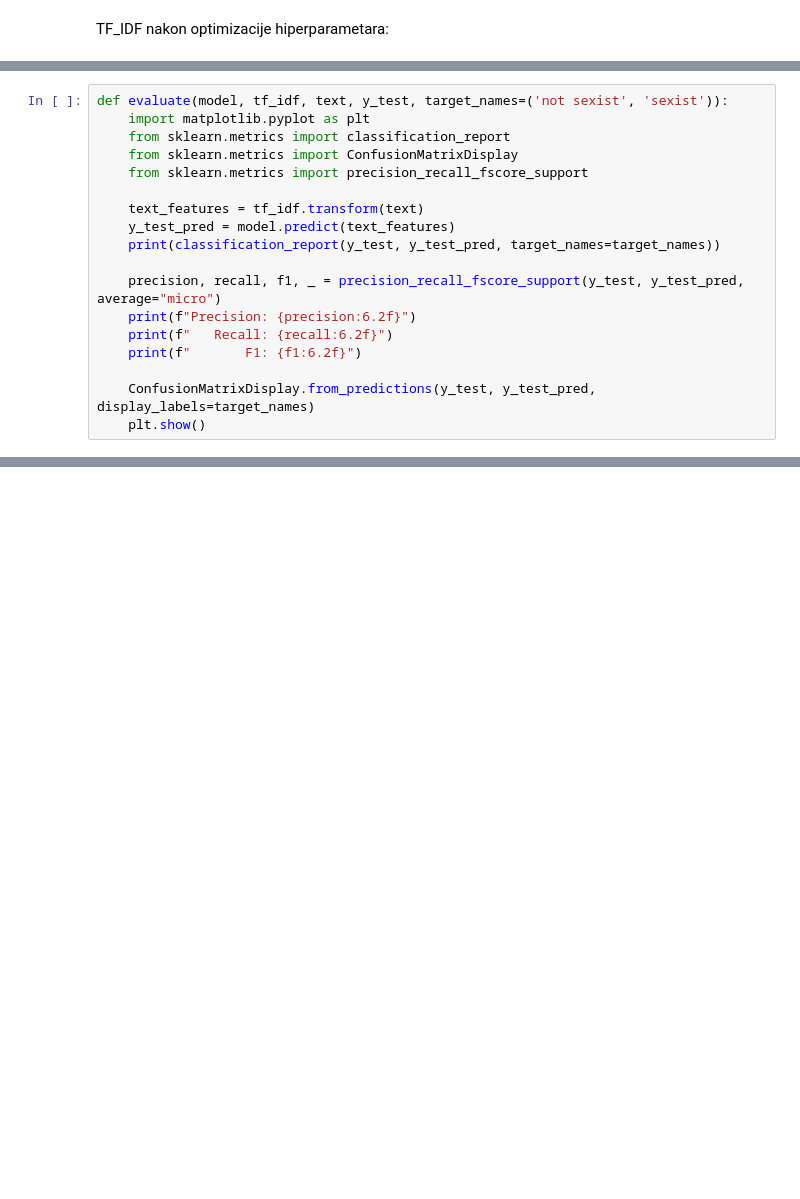
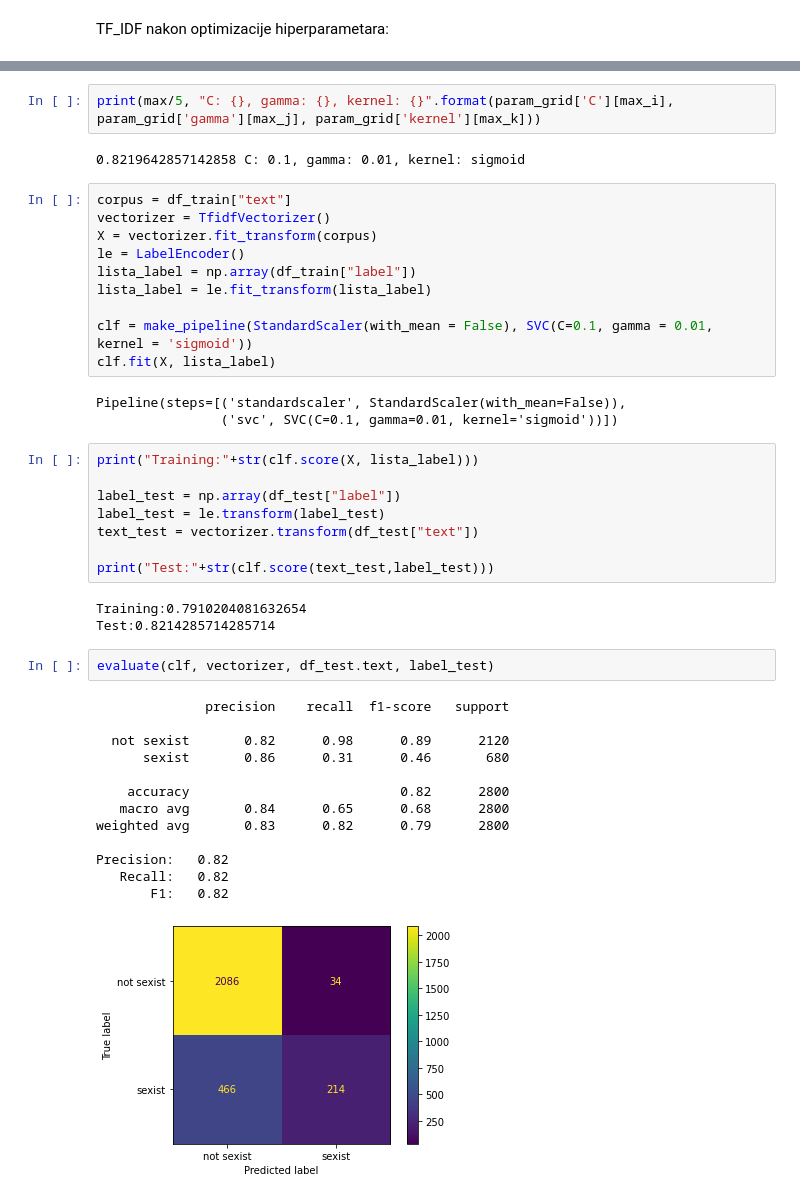
Before and after one commit to antoniolukic/binary-detection-of-sexism, a Jupyter notebook: SVM.ipynb, the cells around one changed output, grey strips where cells are left out. Saved outputs shown, nothing was run; the diff lists cells and outputs as text; blank space fills up the shorter version.

Commit message:
add tfidf grid search

```diff
--- a/SVM.ipynb
+++ b/SVM.ipynb
@@ -667,18 +461,0 @@ Training:0.7491836734693877
-# %%
-def evaluate(model, tf_idf, text, y_test, target_names=('not sexist', 'sexist')):
-    import matplotlib.pyplot as plt
-    from sklearn.metrics import classification_report
-    from sklearn.metrics import ConfusionMatrixDisplay
-    from sklearn.metrics import precision_recall_fscore_support
-
-    text_features = tf_idf.transform(text)
-    y_test_pred = model.predict(text_features)
-    print(classification_report(y_test, y_test_pred, target_names=target_names))
-
-    precision, recall, f1, _ = precision_recall_fscore_support(y_test, y_test_pred, average="micro")
-    print(f"Precision: {precision:6.2f}")
-    print(f"   Recall: {recall:6.2f}")
-    print(f"       F1: {f1:6.2f}")
-
-    ConfusionMatrixDisplay.from_predictions(y_test, y_test_pred, display_labels=target_names)
-    plt.show()
@@ -703,0 +566,44 @@ tfidf_clf = pickle.dumps(clf)
+# %%
+print(max/5, "C: {}, gamma: {}, kernel: {}".format(param_grid['C'][max_i], param_grid['gamma'][max_j], param_grid['kernel'][max_k]))
+# %% [output]
+0.8219642857142858 C: 0.1, gamma: 0.01, kernel: sigmoid
+# %%
+corpus = df_train["text"]
+vectorizer = TfidfVectorizer()
+X = vectorizer.fit_transform(corpus)
+le = LabelEncoder()
+lista_label = np.array(df_train["label"])
+lista_label = le.fit_transform(lista_label)
+
+clf = make_pipeline(StandardScaler(with_mean = False), SVC(C=0.1, gamma = 0.01, kernel = 'sigmoid'))
+clf.fit(X, lista_label)
+# %% [output]
+Pipeline(steps=[('standardscaler', StandardScaler(with_mean=False)),
+                ('svc', SVC(C=0.1, gamma=0.01, kernel='sigmoid'))])
+# %%
+print("Training:"+str(clf.score(X, lista_label)))
+
+label_test = np.array(df_test["label"])
+label_test = le.transform(label_test)
+text_test = vectorizer.transform(df_test["text"])
+
+print("Test:"+str(clf.score(text_test,label_test)))
+# %% [output]
+Training:0.7910204081632654
+Test:0.8214285714285714
+# %%
+evaluate(clf, vectorizer, df_test.text, label_test)
+# %% [output]
+              precision    recall  f1-score   support
+
+  not sexist       0.82      0.98      0.89      2120
+      sexist       0.86      0.31      0.46       680
+
+    accuracy                           0.82      2800
+   macro avg       0.84      0.65      0.68      2800
+weighted avg       0.83      0.82      0.79      2800
+
+Precision:   0.82
+   Recall:   0.82
+       F1:   0.82
+[figure, added]
```
Also changed, not shown: parts of 48 cells of this notebook.
